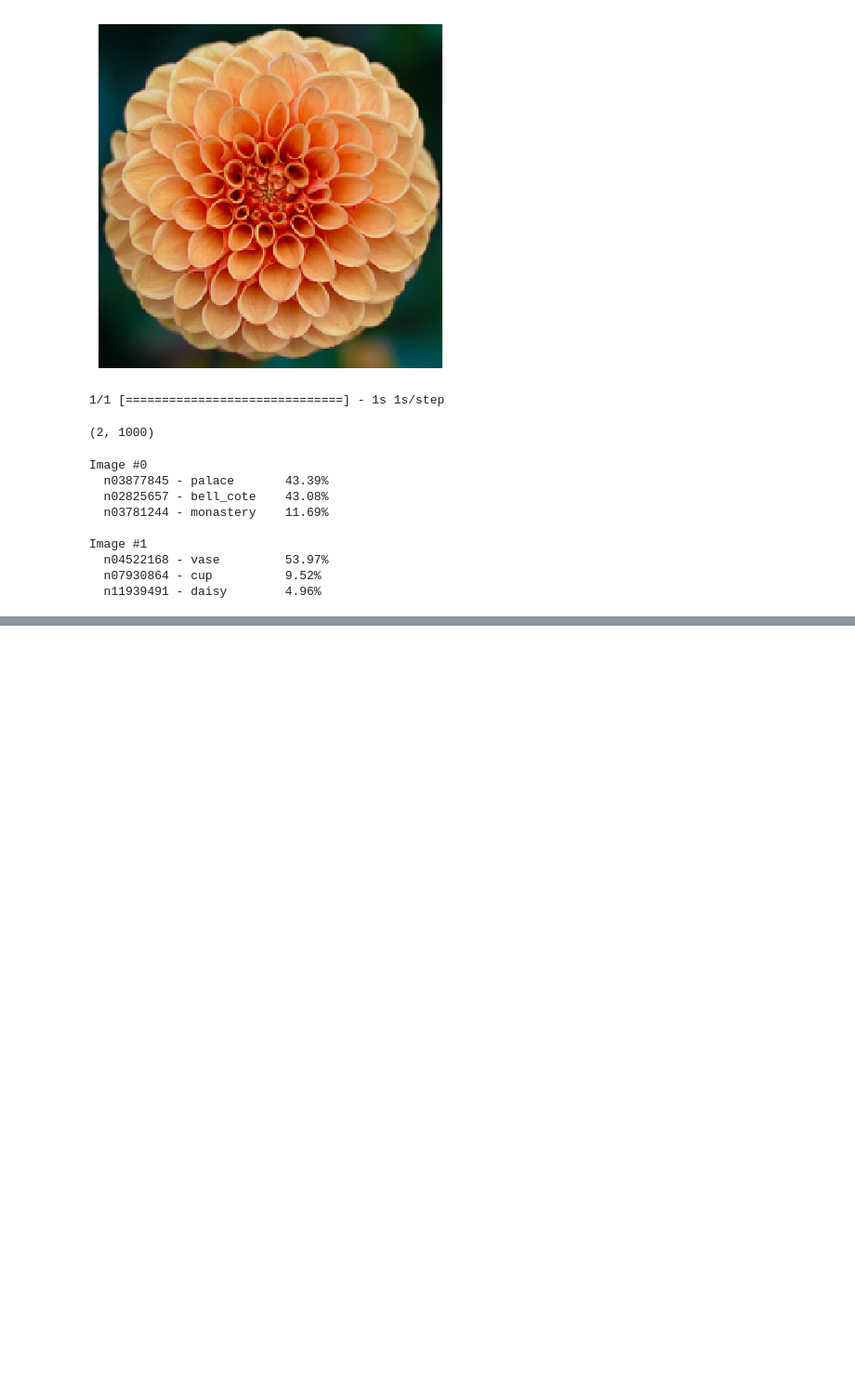
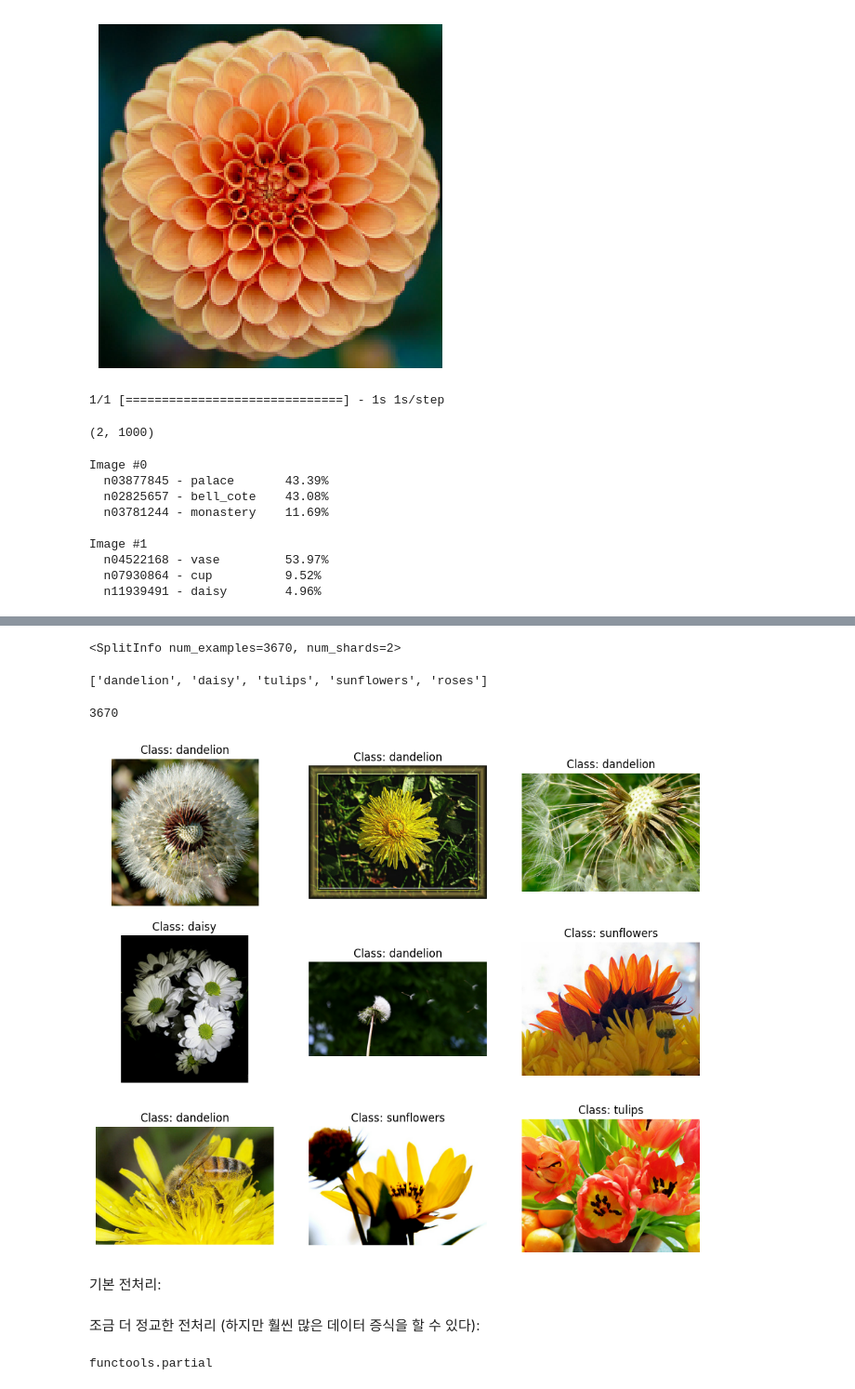
Before and after one commit to r0cd7b/deep_computer_vision_with_cnns, a Jupyter notebook: deep_computer_vision_with_cnns.ipynb, the cells around one changed output, grey strips where cells are left out. Shown at 93% size. Drawn from its saved outputs; the diff is of its cells as text; code cells hidden in the pictures; blank space fills up the shorter version.

```diff
--- a/deep_computer_vision_with_cnns.ipynb
+++ b/deep_computer_vision_with_cnns.ipynb
@@ -450,0 +465,4 @@ Image #1
+# %%
+import tensorflow_datasets as tfds
+
+dataset, info = tfds.load('tf_flowers', as_supervised=True, with_info=True)
@@ -450,0 +473,9 @@ Image #1
+# %%
+info.splits['train']
+# %% [output]
+<SplitInfo num_examples=3670, num_shards=2>
+# %%
+class_names = info.features['label'].names
+class_names
+# %% [output]
+['dandelion', 'daisy', 'tulips', 'sunflowers', 'roses']
@@ -450,0 +484,23 @@ Image #1
+# %%
+dataset_size = info.splits['train'].num_examples
+dataset_size
+# %% [output]
+3670
+# %%
+test_set_raw, valid_set_raw, train_set_raw = tfds.load(
+    'tf_flowers', split=['train[:10%]', 'train[10%:25%]', 'train[25%:]'], as_supervised=True
+)
+# %%
+plt.figure(figsize=(12, 10))
+index = 0
+for image, label in train_set_raw.take(9):
+    index += 1
+    plt.subplot(3, 3, index)
+    plt.imshow(image)
+    plt.title(f'Class: {class_names[label]}')
+    plt.axis('off')
+plt.show()
+# %% [output]
+[figure, added]
+# %% [markdown]
+기본 전처리:
@@ -450,0 +512,2 @@ Image #1
+# %% [markdown]
+조금 더 정교한 전처리 (하지만 훨씬 많은 데이터 증식을 할 수 있다):
@@ -450,0 +547,11 @@ Image #1
+# %%
+plt.figure(figsize=(12, 12))
+for X_batch, y_batch in train_set.take(1):
+    for index in range(9):
+        plt.subplot(3, 3, index + 1)
+        plt.imshow(X_batch[index] / 2 + 0.5)
+        plt.title(f'Class: {class_names[y_batch[index]]}')
+        plt.axis('off')
+plt.show()
+# %% [output]
+functools.partial
```
Also changed, not shown: parts of 10 cells of this notebook.
